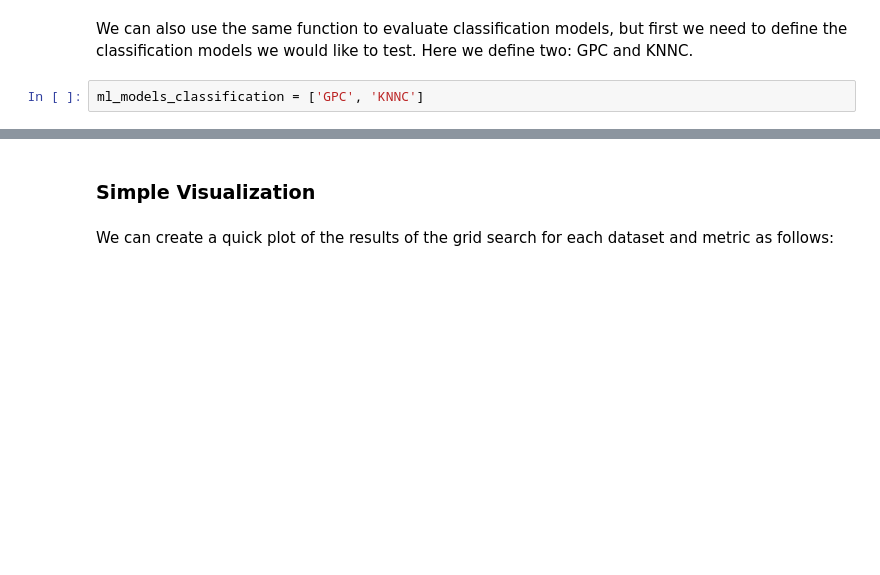
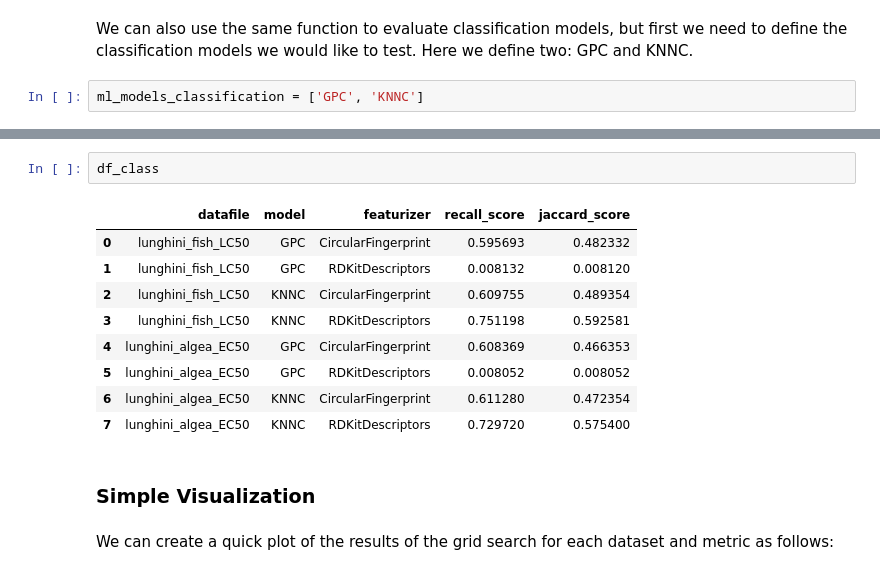
Before and after one commit to Zymergen-DIRECT-2021/cytoxnet, a Jupyter notebook: examples/feature_and_model_search.ipynb, the cells around one changed output, grey strips where cells are left out. Saved outputs shown, nothing was run; the diff lists cells and outputs as text; blank space fills up the shorter version.

```diff
--- a/examples/feature_and_model_search.ipynb
+++ b/examples/feature_and_model_search.ipynb
@@ -142,3 +156,15 @@ AssertionError:
+# %%
+df_class
+# %% [output]
+|  | datafile | model | featurizer | recall_score | jaccard_score |
+| 0 | lunghini_fish_LC50 | GPC | CircularFingerprint | 0.595693 | 0.482332 |
+| 1 | lunghini_fish_LC50 | GPC | RDKitDescriptors | 0.008132 | 0.008120 |
+| 2 | lunghini_fish_LC50 | KNNC | CircularFingerprint | 0.609755 | 0.489354 |
+| 3 | lunghini_fish_LC50 | KNNC | RDKitDescriptors | 0.751198 | 0.592581 |
+| 4 | lunghini_algea_EC50 | GPC | CircularFingerprint | 0.608369 | 0.466353 |
+| 5 | lunghini_algea_EC50 | GPC | RDKitDescriptors | 0.008052 | 0.008052 |
+| 6 | lunghini_algea_EC50 | KNNC | CircularFingerprint | 0.611280 | 0.472354 |
+| 7 | lunghini_algea_EC50 | KNNC | RDKitDescriptors | 0.729720 | 0.575400 |
 # %% [markdown]
 ### Simple Visualization
 # %% [markdown]
```
Also changed, not shown: parts of 3 cells of this notebook, 1 other file.
